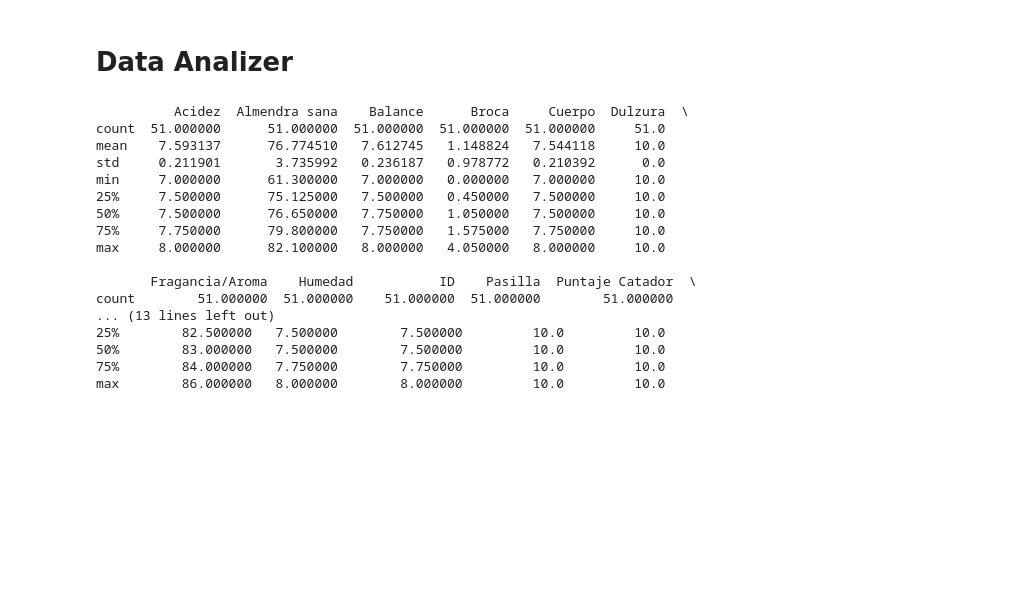
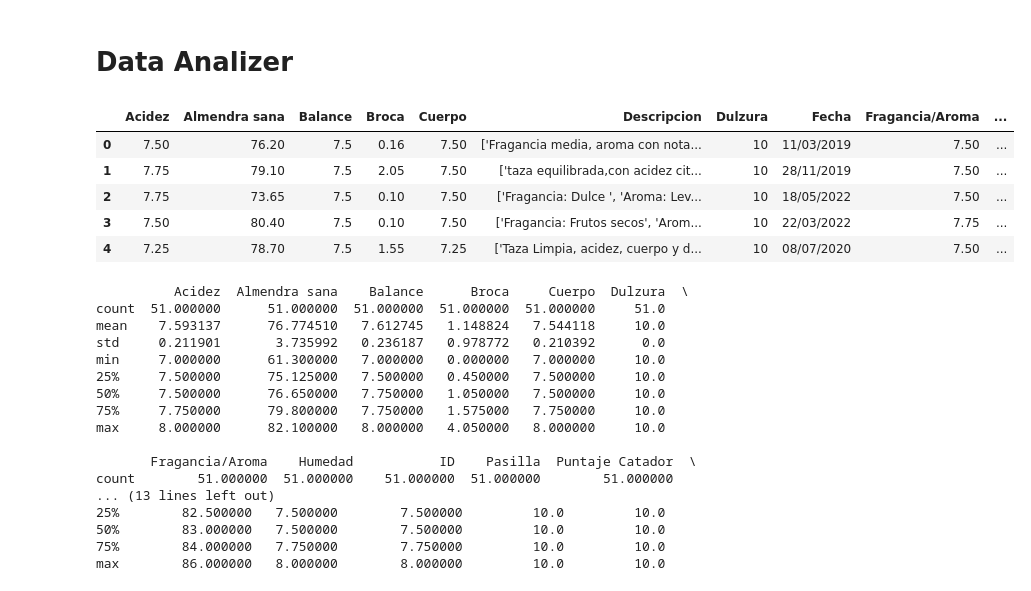
Before and after one commit to SRam3/Coffee_flavors_analyzer, a Jupyter notebook: Data Analizer.ipynb, the cells around one changed output. Cells and saved outputs as stored; diff of their text form; code cells hidden in the pictures; blank space fills up the shorter version.

```diff
--- a/Data Analizer.ipynb
+++ b/Data Analizer.ipynb
@@ -12,6 +12,15 @@ def data_reader():
     return df
 # %%
 DATA = data_reader()
+# %%
+DATA.head()
+# %% [output]
+|  | Acidez | Almendra sana | Balance | Broca | Cuerpo | Descripcion | Dulzura | Fecha | Fragancia/Aroma | ... |
+| 0 | 7.50 | 76.20 | 7.5 | 0.16 | 7.50 | ['Fragancia media, aroma con nota... | 10 | 11/03/2019 | 7.50 | ... |
+| 1 | 7.75 | 79.10 | 7.5 | 2.05 | 7.50 | ['taza equilibrada,con acidez cit... | 10 | 28/11/2019 | 7.50 | ... |
+| 2 | 7.75 | 73.65 | 7.5 | 0.10 | 7.50 | ['Fragancia: Dulce ', 'Aroma: Lev... | 10 | 18/05/2022 | 7.50 | ... |
+| 3 | 7.50 | 80.40 | 7.5 | 0.10 | 7.50 | ['Fragancia: Frutos secos', 'Arom... | 10 | 22/03/2022 | 7.75 | ... |
+| 4 | 7.25 | 78.70 | 7.5 | 1.55 | 7.25 | ['Taza Limpia, acidez, cuerpo y d... | 10 | 08/07/2020 | 7.50 | ... |
 # %%
 def coffee_description():
     #Inspect the Dataframe
```
Also changed, not shown: parts of 2 cells of this notebook.
